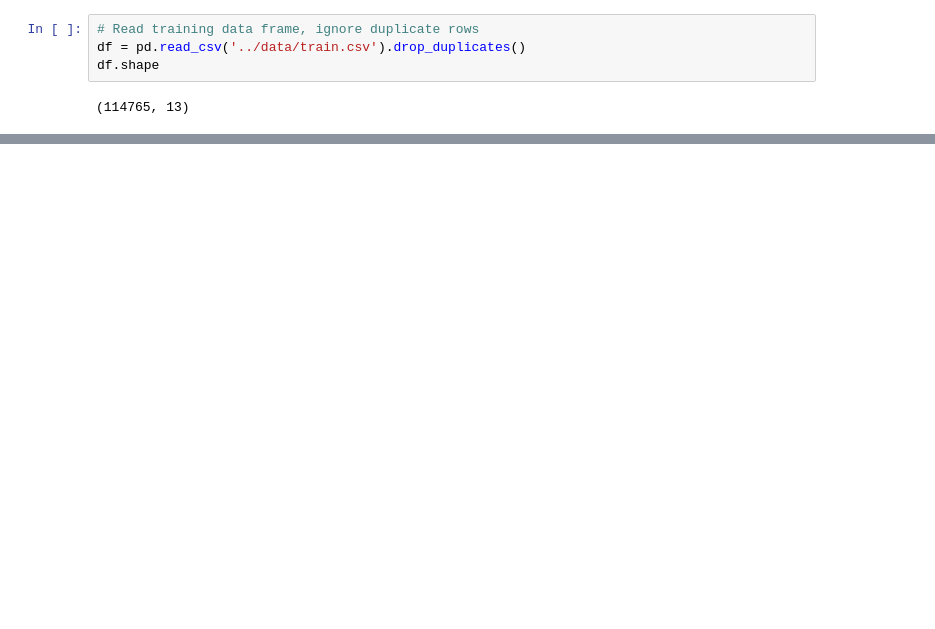
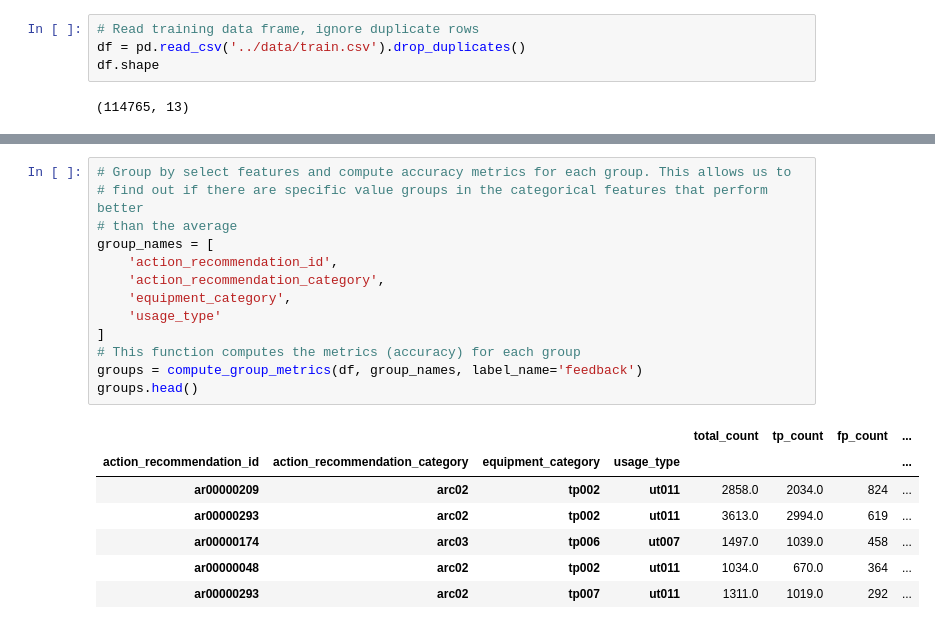
Before and after one commit to teamglados/elevai, a Jupyter notebook: notebooks/data.ipynb, the cells around one changed output, grey strips where cells are left out. Drawn from its saved outputs; the diff is of its cells as text; blank space fills up the shorter version.

```diff
--- a/notebooks/data.ipynb
+++ b/notebooks/data.ipynb
@@ -160,0 +60,21 @@ dtype: int64
+# %%
+# Group by select features and compute accuracy metrics for each group. This allows us to
+# find out if there are specific value groups in the categorical features that perform better
+# than the average
+group_names = [
+    'action_recommendation_id',
+    'action_recommendation_category',
+    'equipment_category',
+    'usage_type'
+]
+# This function computes the metrics (accuracy) for each group
+groups = compute_group_metrics(df, group_names, label_name='feedback')
+groups.head()
+# %% [output]
+|  |  |  |  | total_count | tp_count | fp_count | ... |
+| action_recommendation_id | action_recommendation_category | equipment_category | usage_type |  |  |  | ... |
+| ar00000209 | arc02 | tp002 | ut011 | 2858.0 | 2034.0 | 824 | ... |
+| ar00000293 | arc02 | tp002 | ut011 | 3613.0 | 2994.0 | 619 | ... |
+| ar00000174 | arc03 | tp006 | ut007 | 1497.0 | 1039.0 | 458 | ... |
+| ar00000048 | arc02 | tp002 | ut011 | 1034.0 | 670.0 | 364 | ... |
+| ar00000293 | arc02 | tp007 | ut011 | 1311.0 | 1019.0 | 292 | ... |
```
Also changed, not shown: parts of 41 cells of this notebook, 2 other files.
